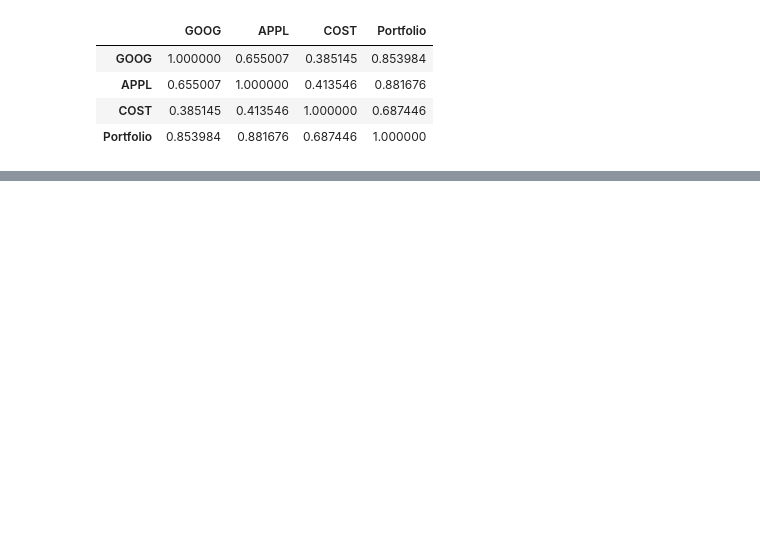
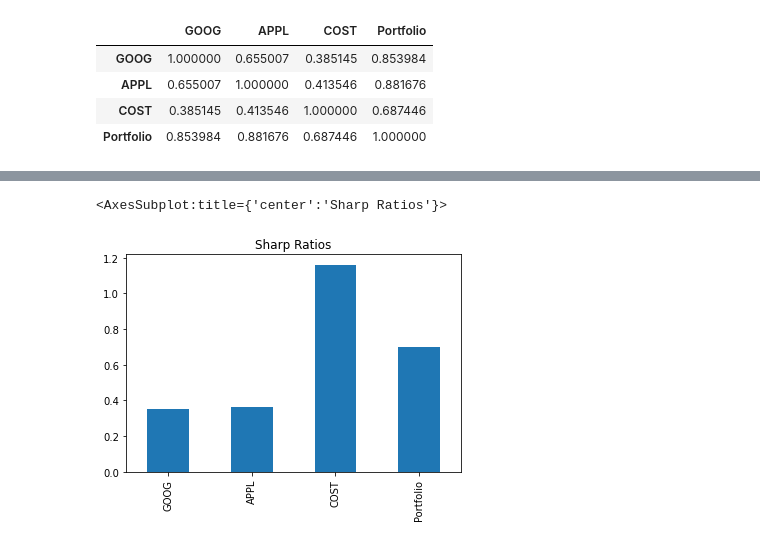
Before and after one commit to pyagh11/pandashomework, a Jupyter notebook: main.ipynb, the cells around one changed output, grey strips where cells are left out. Drawn from its saved outputs; the diff is of its cells as text; code cells hidden in the pictures; blank space fills up the shorter version.

```diff
--- a/main.ipynb
+++ b/main.ipynb
@@ -727,2 +710,6 @@ sharp_ratio
 # %%
 # Visualize the sharpe ratios as a bar plot
+sharp_ratio.plot(kind="bar", title="Sharp Ratios")
+# %% [output]
+<AxesSubplot:title={'center':'Sharp Ratios'}>
+[figure, added]
```
Also changed, not shown: parts of 21 cells of this notebook.
